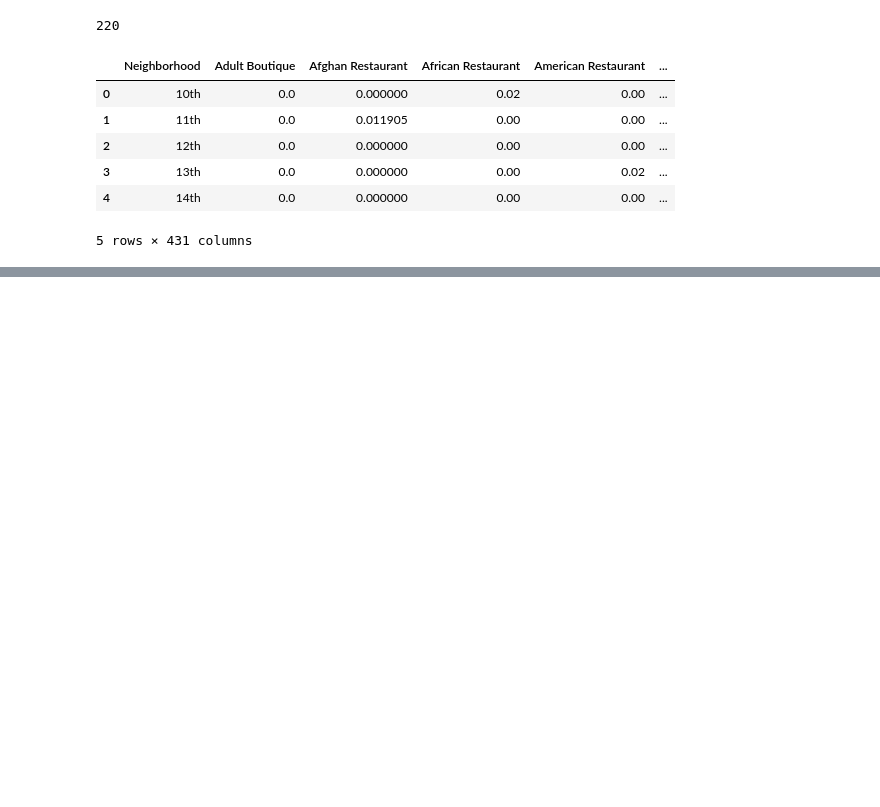
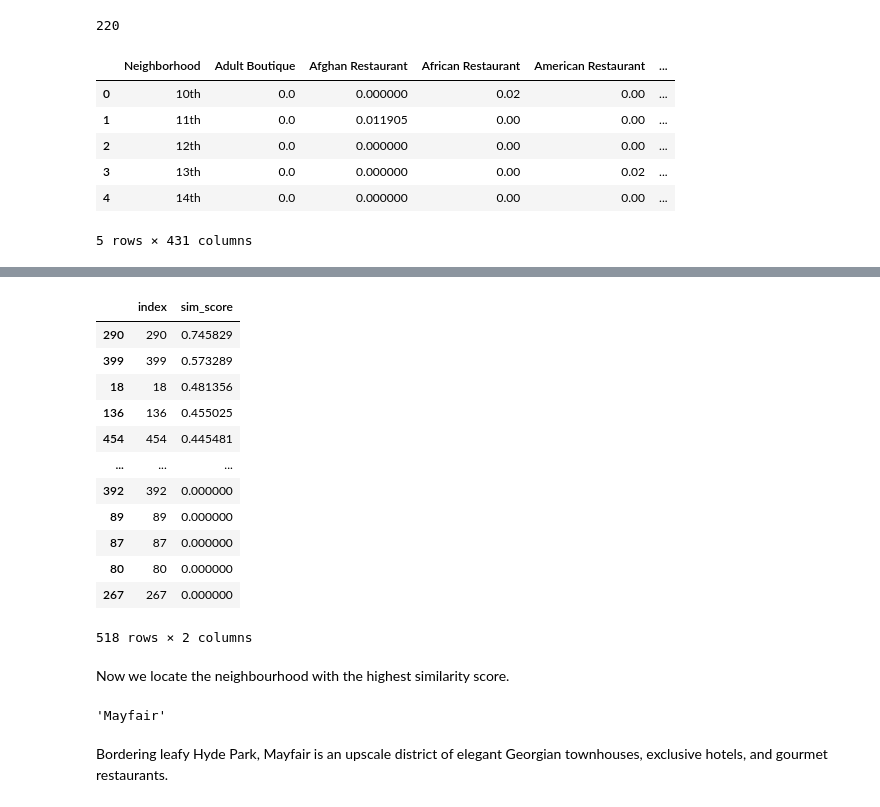
Before and after one commit to archiebye/Coursera_Capstone, a Jupyter notebook: Final_Project/Data_Analysis.ipynb, the cells around one changed output, grey strips where cells are left out. Cells and saved outputs as stored; diff of their text form; code cells hidden in the pictures; blank space fills up the shorter version.

```diff
--- a/Final_Project/Data_Analysis.ipynb
+++ b/Final_Project/Data_Analysis.ipynb
@@ -1333,0 +1420,3 @@ paris_cosine['Zoo Exhibit'].sum()
+# %%
+sim_array = cosine_similarity(london_cosine, paris_cosine)
+max_value = np.max(sim_array)
@@ -1333,0 +1427,8 @@ paris_cosine['Zoo Exhibit'].sum()
+# %%
+sim_list = []
+for i, n in enumerate(sim_array):
+    sim_list.append(n[0])
+# %%
+sim_df = pd.DataFrame()
+sim_df['sim_score'] = sim_list
+sim_df
@@ -1333,0 +1449,26 @@ paris_cosine['Zoo Exhibit'].sum()
+# %%
+sim_df.reset_index(inplace=True)
+# %%
+sim_df.sort_values(by='sim_score', ascending=False)
+# %% [output]
+|  | index | sim_score |
+| 290 | 290 | 0.745829 |
+| 399 | 399 | 0.573289 |
+| 18 | 18 | 0.481356 |
+| 136 | 136 | 0.455025 |
+| 454 | 454 | 0.445481 |
+| ... | ... | ... |
+| 392 | 392 | 0.000000 |
+| 89 | 89 | 0.000000 |
+| 87 | 87 | 0.000000 |
+| 80 | 80 | 0.000000 |
+| 267 | 267 | 0.000000 |
+518 rows × 2 columns
+# %% [markdown]
+Now we locate the neighbourhood with the highest similarity score.
+# %%
+london_grouped.iloc[290]['Neighborhood']
+# %% [output]
+'Mayfair'
+# %% [markdown]
+Bordering leafy Hyde Park, Mayfair is an upscale district of elegant Georgian townhouses, exclusive hotels, and gourmet restaurants.
```
Also changed, not shown: parts of 21 cells of this notebook.
